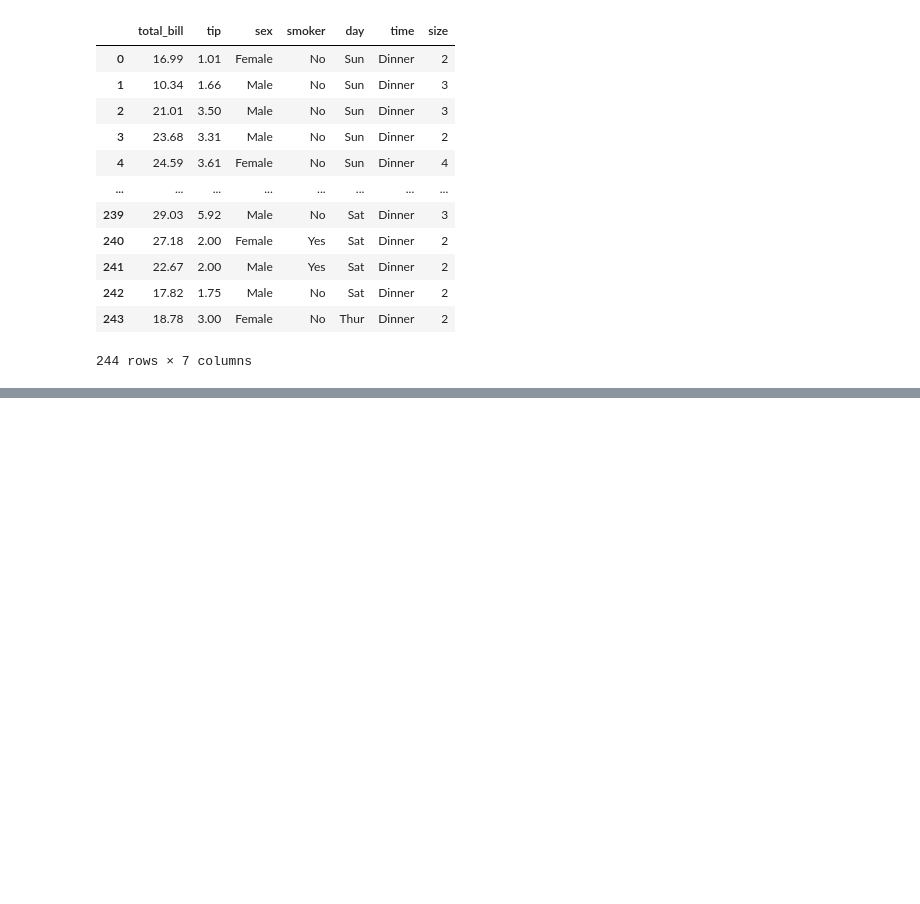
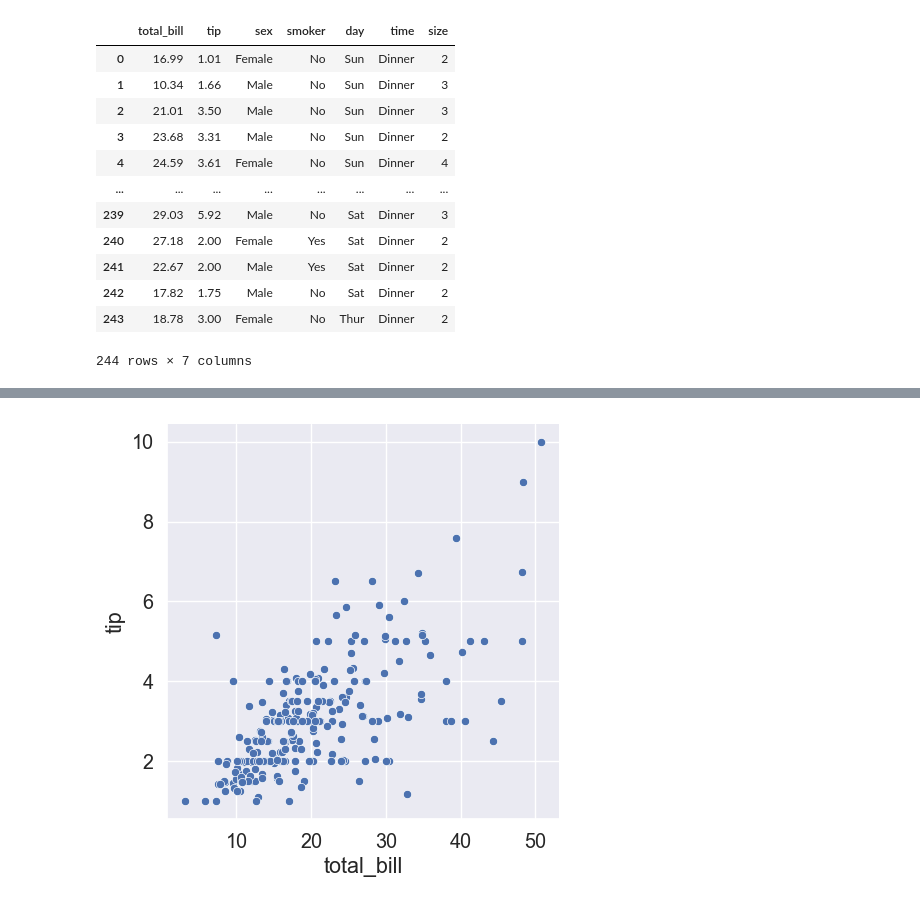
Before and after one commit to bbadzioch/bbadzioch.github.io, a Jupyter notebook: iad_2023.ipynb, the cells around one changed output, grey strips where cells are left out. Saved outputs shown, nothing was run; the diff lists cells and outputs as text; code cells hidden in the pictures; blank space fills up the shorter version.

```diff
--- a/iad_2023.ipynb
+++ b/iad_2023.ipynb
@@ -718,0 +743,12 @@ tips
+# %%
+sns.set_theme(style="darkgrid",
+              palette="deep",
+              font_scale=1.3
+             )
+
+sns.relplot(data=tips,
+            x="total_bill",
+            y="tip"
+);
+# %% [output]
+[figure, added]
```
Also changed, not shown: parts of 34 cells of this notebook, 1 other file.
